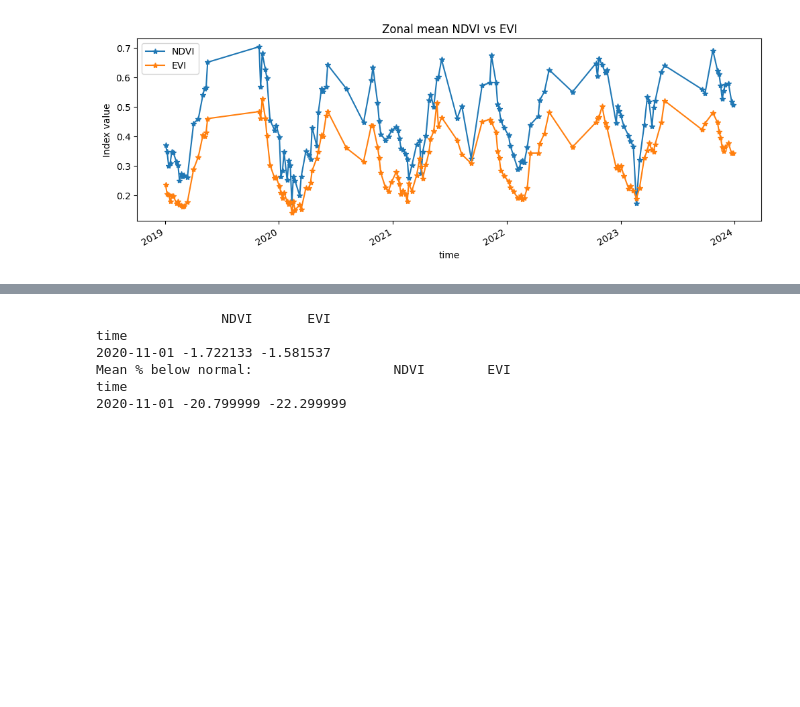
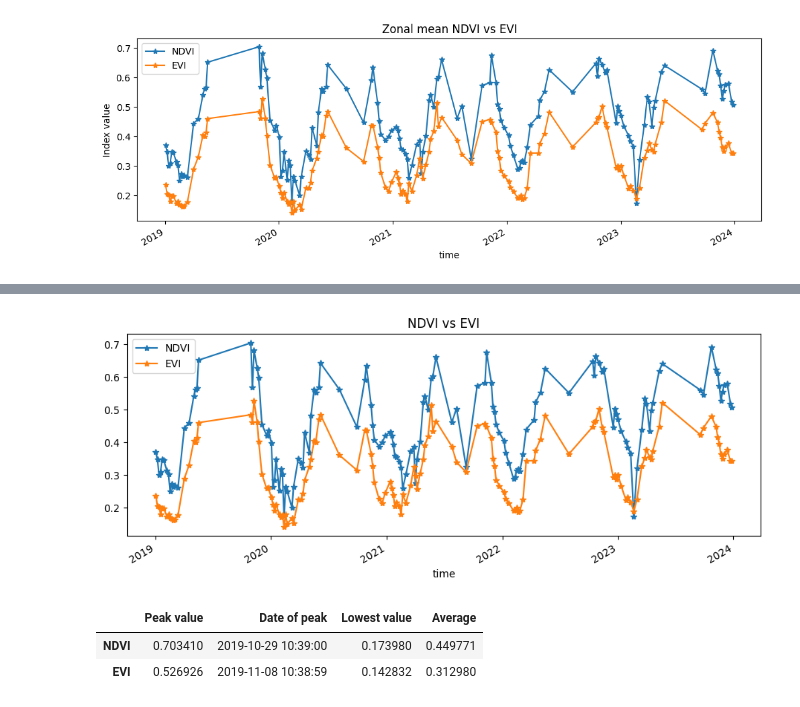
Before and after one commit to clemdevlin/deafrica-assigments, a Jupyter notebook: task1.ipynb, the cells around one changed output, grey strips where cells are left out. Drawn from its saved outputs; the diff is of its cells as text; code cells hidden in the pictures; blank space fills up the shorter version.

```diff
--- a/task1.ipynb
+++ b/task1.ipynb
@@ -99,16 +53,22 @@ time
-# %%
-m = ts.resample("MS").mean()
-clim = m.groupby(m.index.month).transform("mean")
-sd = m.groupby(m.index.month).transform("std")
-z = (m - clim) / sd
-
-severe = z[(z.NDVI < -1.5) | (z.EVI < -1.5)]
-print(severe)
-print("Mean % below normal:", ((m - clim) / clim * 100).loc[severe.index].round(1))
-# %% [output]
-                NDVI       EVI
-time
-2020-11-01 -1.722133 -1.581537
-Mean % below normal:                  NDVI        EVI
-time
-2020-11-01 -20.799999 -22.299999
+# %%
+# Average NDVI and EVI over the whole area for each date
+ts = ds[['NDVI', 'EVI']].mean(['x', 'y']).to_dataframe()[['NDVI', 'EVI']].dropna()
+
+# Plot both on one graph
+ts.plot(figsize=(11, 4), marker='*')
+plt.title('NDVI vs EVI');
+# %% [output]
+[figure, added]
+# %%
+# Table: highest, lowest and average value, and when the highest happened
+table = pd.DataFrame({
+    'Peak value': ts.max(),
+    'Date of peak': ts.idxmax(),
+    'Lowest value': ts.min(),
+    'Average': ts.mean()
+})
+table
+# %% [output]
+|  | Peak value | Date of peak | Lowest value | Average |
+| NDVI | 0.703410 | 2019-10-29 10:39:00 | 0.173980 | 0.449771 |
+| EVI | 0.526926 | 2019-11-08 10:38:59 | 0.142832 | 0.312980 |
```
Also changed, not shown: parts of 4 cells of this notebook.
